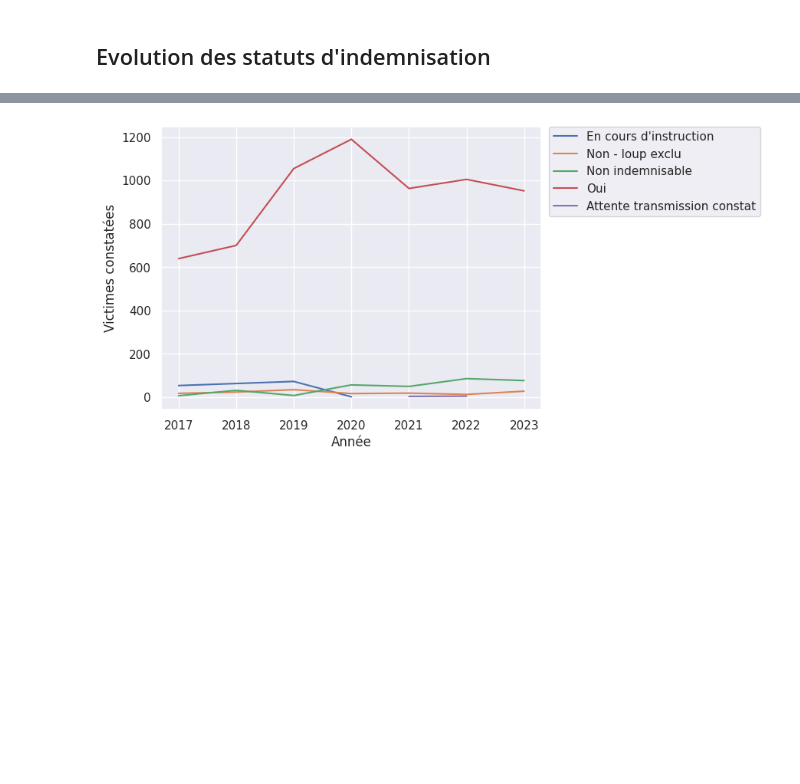
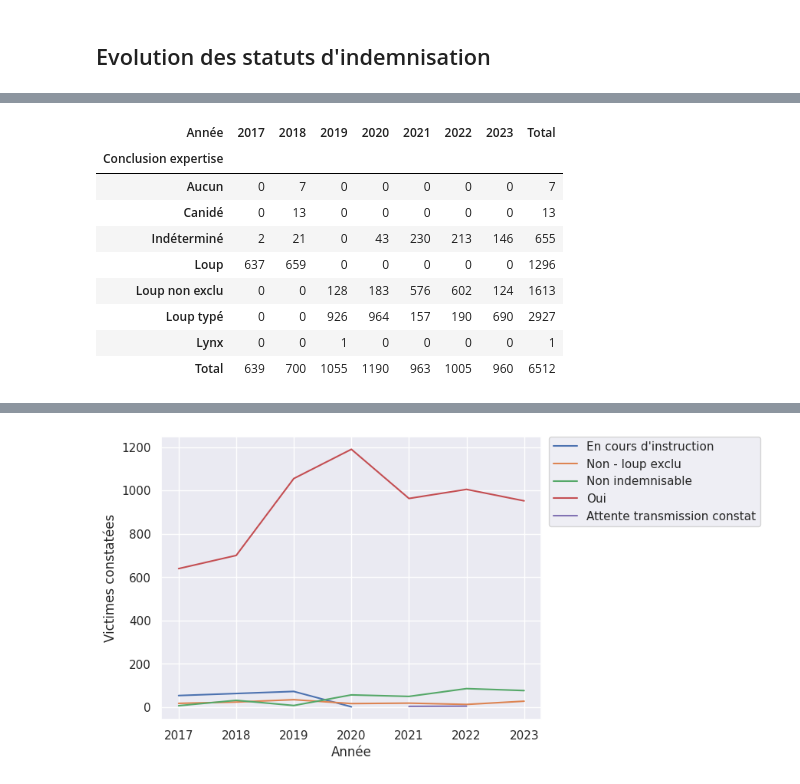
Before and after one commit to dthonon/pna_loup_suivi, a Jupyter notebook: notebook/Analyse-38.ipynb, the cells around one changed output, grey strips where cells are left out. Drawn from its saved outputs; the diff is of its cells as text; code cells hidden in the pictures; blank space fills up the shorter version.

```diff
--- a/notebook/Analyse-38.ipynb
+++ b/notebook/Analyse-38.ipynb
@@ -72,3 +105,25 @@ sorted(constats.Secteur.unique())
+# %%
+pd.pivot_table(
+    constats_o,
+    values="Victimes constatées",
+    index="Conclusion expertise",
+    columns="Année",
+    aggfunc="sum",
+    fill_value=0,
+    margins=True,
+    margins_name="Total",
+)
+# %% [output]
+| Année | 2017 | 2018 | 2019 | 2020 | 2021 | 2022 | 2023 | Total |
+| Conclusion expertise |  |  |  |  |  |  |  |  |
+| Aucun | 0 | 7 | 0 | 0 | 0 | 0 | 0 | 7 |
+| Canidé | 0 | 13 | 0 | 0 | 0 | 0 | 0 | 13 |
+| Indéterminé | 2 | 21 | 0 | 43 | 230 | 213 | 146 | 655 |
+| Loup | 637 | 659 | 0 | 0 | 0 | 0 | 0 | 1296 |
+| Loup non exclu | 0 | 0 | 128 | 183 | 576 | 602 | 124 | 1613 |
+| Loup typé | 0 | 0 | 926 | 964 | 157 | 190 | 690 | 2927 |
+| Lynx | 0 | 0 | 1 | 0 | 0 | 0 | 0 | 1 |
+| Total | 639 | 700 | 1055 | 1190 | 963 | 1005 | 960 | 6512 |
 # %%
 pd.pivot_table(
     constats,
```
Also changed, not shown: parts of 15 cells of this notebook.
